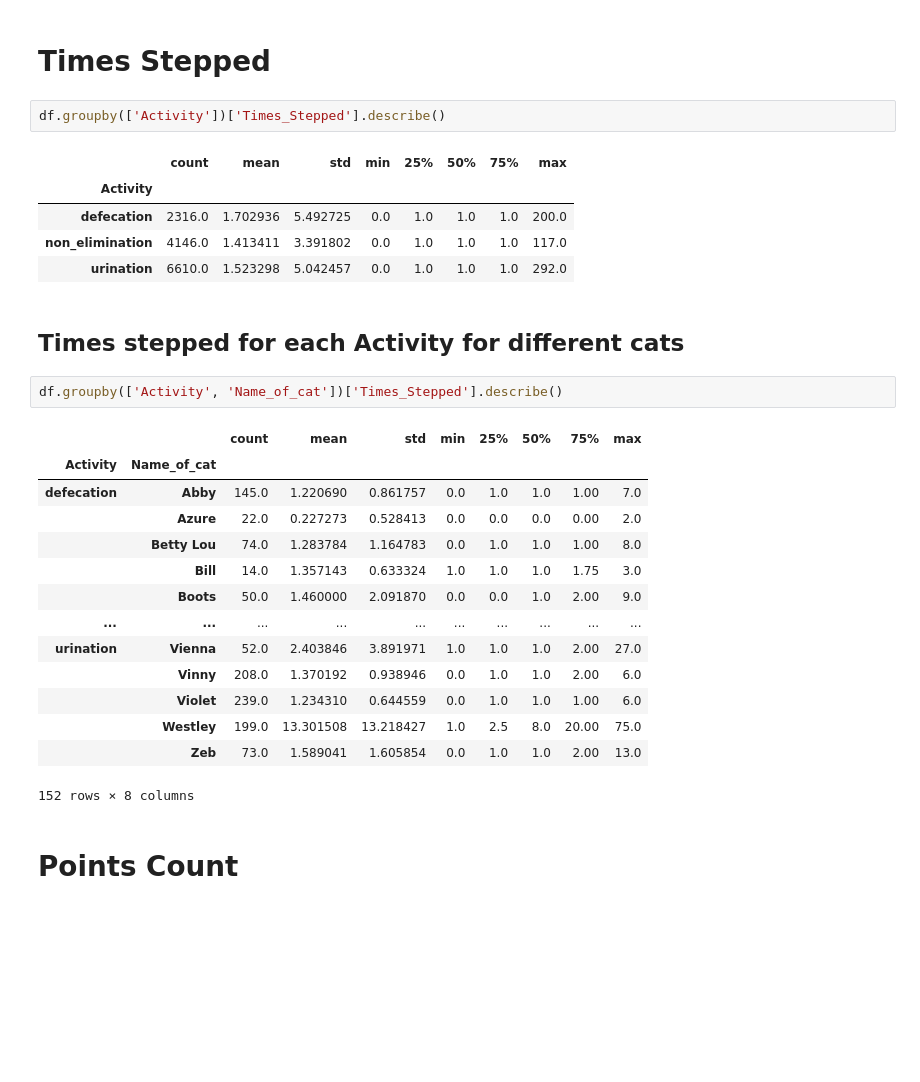
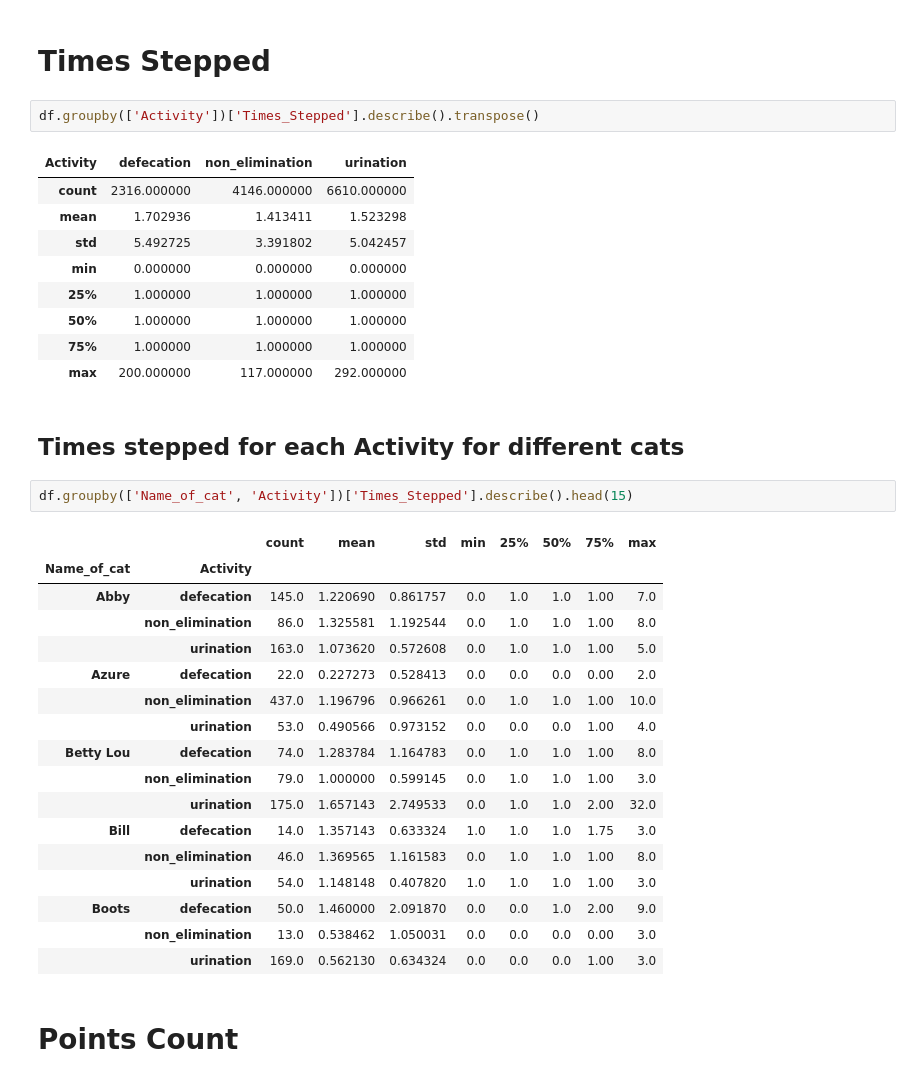
Before and after one commit to Kaushik002-git/PIP_Case_Study, a Jupyter notebook: EDA.ipynb, the cells around one changed output. Cells and saved outputs as stored; diff of their text form; blank space fills up the shorter version.

```diff
--- a/EDA.ipynb
+++ b/EDA.ipynb
@@ -590,32 +623,39 @@ df.groupby(['Name_of_cat', 'Activity'])['Weight_Variance'].describe()
 # %% [markdown]
 # Times Stepped
 # %%
-df.groupby(['Activity'])['Times_Stepped'].describe()
+df.groupby(['Activity'])['Times_Stepped'].describe().transpose()
 # %% [output]
-|  | count | mean | std | min | 25% | 50% | 75% | max |
-| Activity |  |  |  |  |  |  |  |  |
-| defecation | 2316.0 | 1.702936 | 5.492725 | 0.0 | 1.0 | 1.0 | 1.0 | 200.0 |
-| non_elimination | 4146.0 | 1.413411 | 3.391802 | 0.0 | 1.0 | 1.0 | 1.0 | 117.0 |
-| urination | 6610.0 | 1.523298 | 5.042457 | 0.0 | 1.0 | 1.0 | 1.0 | 292.0 |
+| Activity | defecation | non_elimination | urination |
+| count | 2316.000000 | 4146.000000 | 6610.000000 |
+| mean | 1.702936 | 1.413411 | 1.523298 |
+| std | 5.492725 | 3.391802 | 5.042457 |
+| min | 0.000000 | 0.000000 | 0.000000 |
+| 25% | 1.000000 | 1.000000 | 1.000000 |
+| 50% | 1.000000 | 1.000000 | 1.000000 |
+| 75% | 1.000000 | 1.000000 | 1.000000 |
+| max | 200.000000 | 117.000000 | 292.000000 |
 # %% [markdown]
 ## Times stepped for each Activity for different cats
 # %%
-df.groupby(['Activity', 'Name_of_cat'])['Times_Stepped'].describe()
+df.groupby(['Name_of_cat', 'Activity'])['Times_Stepped'].describe().head(15)
 # %% [output]
 |  |  | count | mean | std | min | 25% | 50% | 75% | max |
-| Activity | Name_of_cat |  |  |  |  |  |  |  |  |
-| defecation | Abby | 145.0 | 1.220690 | 0.861757 | 0.0 | 1.0 | 1.0 | 1.00 | 7.0 |
-|  | Azure | 22.0 | 0.227273 | 0.528413 | 0.0 | 0.0 | 0.0 | 0.00 | 2.0 |
-|  | Betty Lou | 74.0 | 1.283784 | 1.164783 | 0.0 | 1.0 | 1.0 | 1.00 | 8.0 |
-|  | Bill | 14.0 | 1.357143 | 0.633324 | 1.0 | 1.0 | 1.0 | 1.75 | 3.0 |
-|  | Boots | 50.0 | 1.460000 | 2.091870 | 0.0 | 0.0 | 1.0 | 2.00 | 9.0 |
-| ... | ... | ... | ... | ... | ... | ... | ... | ... | ... |
-| urination | Vienna | 52.0 | 2.403846 | 3.891971 | 1.0 | 1.0 | 1.0 | 2.00 | 27.0 |
-|  | Vinny | 208.0 | 1.370192 | 0.938946 | 0.0 | 1.0 | 1.0 | 2.00 | 6.0 |
-|  | Violet | 239.0 | 1.234310 | 0.644559 | 0.0 | 1.0 | 1.0 | 1.00 | 6.0 |
-|  | Westley | 199.0 | 13.301508 | 13.218427 | 1.0 | 2.5 | 8.0 | 20.00 | 75.0 |
-|  | Zeb | 73.0 | 1.589041 | 1.605854 | 0.0 | 1.0 | 1.0 | 2.00 | 13.0 |
+| Name_of_cat | Activity |  |  |  |  |  |  |  |  |
+| Abby | defecation | 145.0 | 1.220690 | 0.861757 | 0.0 | 1.0 | 1.0 | 1.00 | 7.0 |
+|  | non_elimination | 86.0 | 1.325581 | 1.192544 | 0.0 | 1.0 | 1.0 | 1.00 | 8.0 |
+|  | urination | 163.0 | 1.073620 | 0.572608 | 0.0 | 1.0 | 1.0 | 1.00 | 5.0 |
+| Azure | defecation | 22.0 | 0.227273 | 0.528413 | 0.0 | 0.0 | 0.0 | 0.00 | 2.0 |
+|  | non_elimination | 437.0 | 1.196796 | 0.966261 | 0.0 | 1.0 | 1.0 | 1.00 | 10.0 |
+|  | urination | 53.0 | 0.490566 | 0.973152 | 0.0 | 0.0 | 0.0 | 1.00 | 4.0 |
+| Betty Lou | defecation | 74.0 | 1.283784 | 1.164783 | 0.0 | 1.0 | 1.0 | 1.00 | 8.0 |
+|  | non_elimination | 79.0 | 1.000000 | 0.599145 | 0.0 | 1.0 | 1.0 | 1.00 | 3.0 |
+|  | urination | 175.0 | 1.657143 | 2.749533 | 0.0 | 1.0 | 1.0 | 2.00 | 32.0 |
+| Bill | defecation | 14.0 | 1.357143 | 0.633324 | 1.0 | 1.0 | 1.0 | 1.75 | 3.0 |
+|  | non_elimination | 46.0 | 1.369565 | 1.161583 | 0.0 | 1.0 | 1.0 | 1.00 | 8.0 |
+|  | urination | 54.0 | 1.148148 | 0.407820 | 1.0 | 1.0 | 1.0 | 1.00 | 3.0 |
+| Boots | defecation | 50.0 | 1.460000 | 2.091870 | 0.0 | 0.0 | 1.0 | 2.00 | 9.0 |
+|  | non_elimination | 13.0 | 0.538462 | 1.050031 | 0.0 | 0.0 | 0.0 | 0.00 | 3.0 |
+|  | urination | 169.0 | 0.562130 | 0.634324 | 0.0 | 0.0 | 0.0 | 1.00 | 3.0 |
-152 rows × 8 columns
 # %% [markdown]
 # Points Count
 # %%
```
Also changed, not shown: parts of 15 cells of this notebook, 8 other files.
